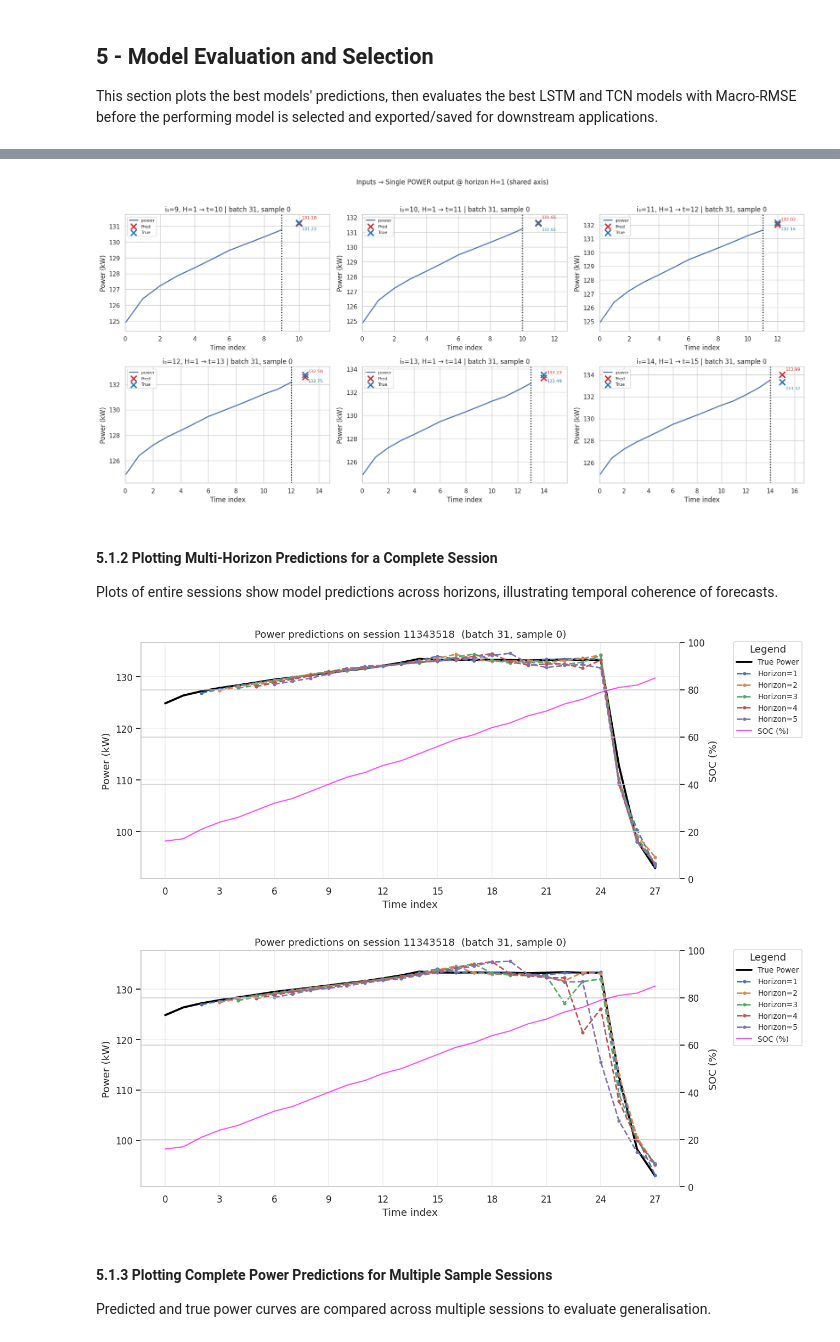
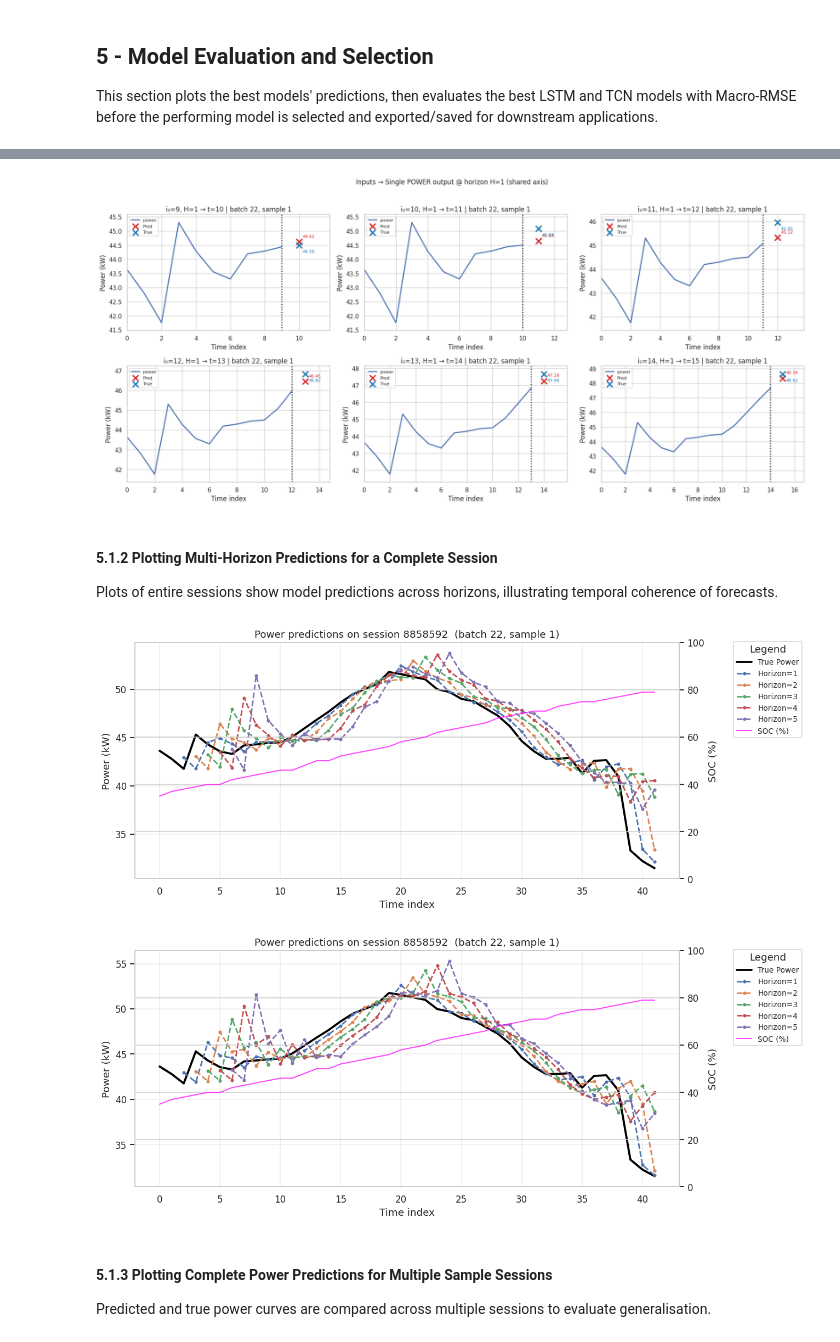
Before and after one commit to SebastianRokholt/Machine-Teaching-for-XAI--TimeSeries-Models, a Jupyter notebook: Notebooks/03__Modelling.ipynb, the cells around one changed output, grey strips where cells are left out. Cells and saved outputs as stored; diff of their text form; code cells hidden in the pictures.

Commit message:
chore(modelling): reran notebook to refresh outputs for thesis

```diff
--- a/Notebooks/03__Modelling.ipynb
+++ b/Notebooks/03__Modelling.ipynb
@@ -87,8 +87,8 @@ cfg = load_config()
 
 # Notebook global constants
 RANDOM_SEED = cfg.project.random_seed
-TRAIN_LSTM = True
-TRAIN_TCN = True
+TRAIN_LSTM = False
+TRAIN_TCN = False
 RESUME_TRAIN_IF_CKPT = True
 BATCH_SIZE = 256  # default batch size used for test and evaluation
 NUM_WORKERS = 4  # used in data loaders for training, validation and test
@@ -1202,11 +1147,11 @@ The `plot_inputs_to_single_output_grid` was used to debug the models' prediction
 from mt4xai.plot import plot_inputs_to_single_output_grid
 from mt4xai.data import LengthBucketSampler, fetch_charging_session, session_collate_fn
 
-# test loader for plotting
-test_sampler = LengthBucketSampler(test_dataset, batch_size=BATCH_SIZE, shuffle=False)
-test_loader = DataLoader(
-    test_dataset,
-    batch_sampler=test_sampler,
+# val loader for plotting
+val_sampler = LengthBucketSampler(val_dataset, batch_size=BATCH_SIZE, shuffle=False)
+val_loader = DataLoader(
+    val_dataset,
+    batch_sampler=val_sampler,
     collate_fn=session_collate_fn,
     num_workers=NUM_WORKERS,
     pin_memory=True,
@@ -1214,11 +1159,11 @@ test_loader = DataLoader(
 )
 
 # Pick one session via (batch_index, sample_index)
-BATCH_INDEX, SAMPLE_INDEX = 31, 0
+BATCH_INDEX, SAMPLE_INDEX = 22, 1
 
 # get a session with predictions attached
 session_lstm = fetch_charging_session(
-    model=model_lstm, loader=test_loader, device=torch.device(DEVICE),
+    model=model_lstm, loader=val_loader, device=torch.device(DEVICE),
     power_scaler=power_scaler, soc_scaler=soc_scaler,
     idx_power_inp=IDX_POWER, idx_soc_inp=IDX_SOC,
     batch_index=BATCH_INDEX, sample_index=SAMPLE_INDEX,
@@ -1231,26 +1176,26 @@ plot_inputs_to_single_output_grid(
     batch_index=BATCH_INDEX, sample_index=SAMPLE_INDEX,
 );
 # %% [output]
-[figure, old version]
+[figure, new version]
 # %% [markdown]
 #### 5.1.2 Plotting Multi-Horizon Predictions for a Complete Session
 Plots of entire sessions show model predictions across horizons, illustrating temporal coherence of forecasts.
 # %%
 session_lstm.plot_power_predictions();
 # %% [output]
-[figure, old version]
+[figure, new version]
 # %%
 # get a session with TCN predictions attached
 session_tcn = fetch_charging_session(
-    model=model_tcn, loader=test_loader, device=torch.device(DEVICE),
+    model=model_tcn, loader=val_loader, device=torch.device(DEVICE),
     power_scaler=power_scaler, soc_scaler=soc_scaler,
     idx_power_inp=IDX_POWER, idx_soc_inp=IDX_SOC,
     batch_index=BATCH_INDEX, sample_index=SAMPLE_INDEX,
 )
 
 session_tcn.plot_power_predictions();
 # %% [output]
-[figure, old version]
+[figure, new version]
 # %% [markdown]
 #### 5.1.3 Plotting Complete Power Predictions for Multiple Sample Sessions
 Predicted and true power curves are compared across multiple sessions to evaluate generalisation.
```
Also changed, not shown: parts of 12 cells of this notebook.
